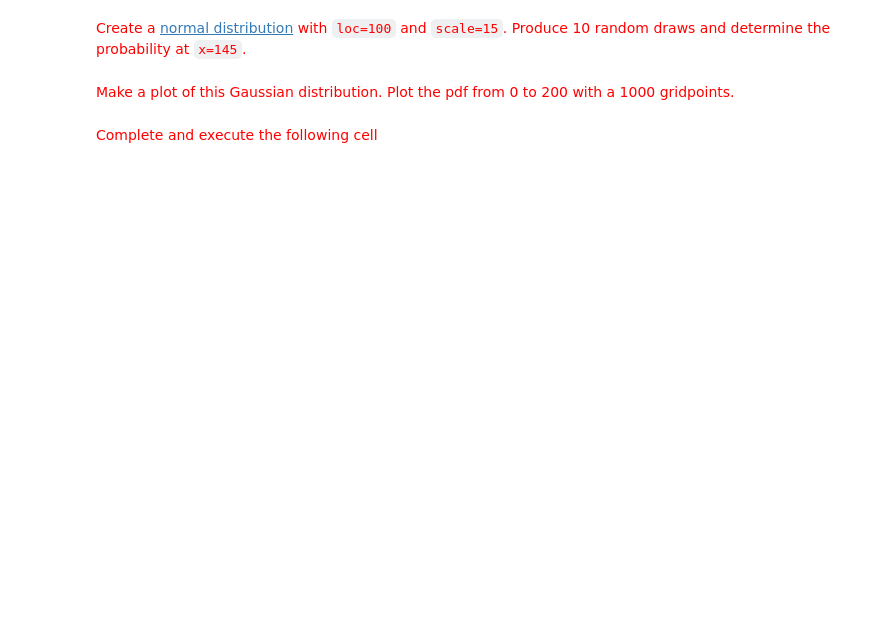
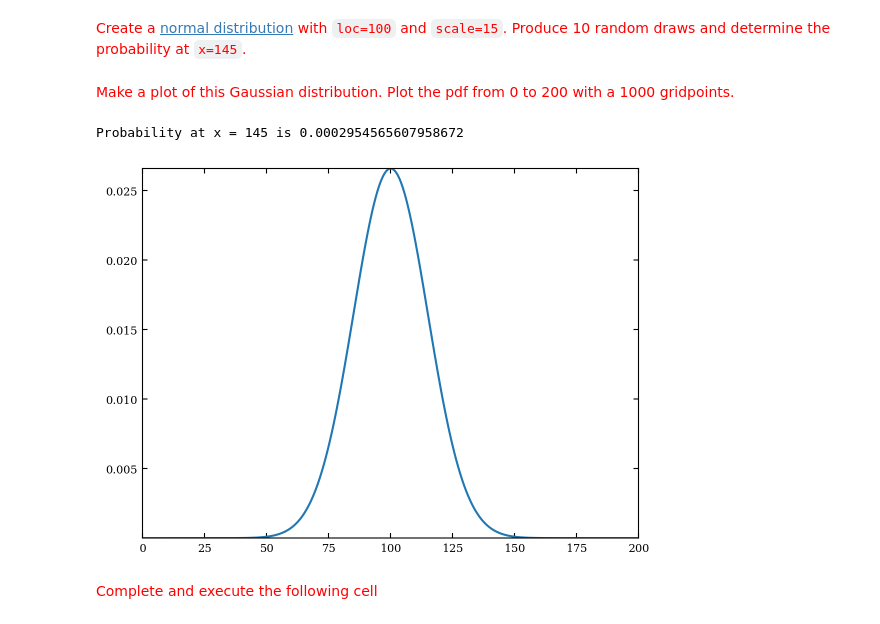
Before and after one commit to agupta-umiss/phys629-fall-2023, a Jupyter notebook: student_folders/subhayu/lecture_4.ipynb, the cells around one changed output. Drawn from its saved outputs; the diff is of its cells as text; code cells hidden in the pictures; blank space fills up the shorter version.

```diff
--- a/student_folders/subhayu/lecture_4.ipynb
+++ b/student_folders/subhayu/lecture_4.ipynb
@@ -344,6 +428,19 @@ print(p)
 <font color='red'>Create a [normal distribution](https://docs.scipy.org/doc/scipy/reference/generated/scipy.stats.norm.html?highlight=stats%20norm#scipy.stats.norm) with `loc=100` and `scale=15`. Produce 10 random draws and determine the probability at `x=145`.</font>
 # %% [markdown]
 <font color='red'>Make a plot of this Gaussian distribution. Plot the pdf from 0 to 200 with a 1000 gridpoints.</font>
+# %%
+distN = scipy.stats.norm(100,15)
+draw = distN.rvs(15)
+prob = distN.pdf(145)
+print('Probability at x = 145 is',prob)
+
+x = np.linspace(0,200,1000)
+plt.plot(x,distN.pdf(x))
+plt.xlim(0,200)
+plt.show()
+# %% [output]
+Probability at x = 145 is 0.0002954565607958672
+[figure, added]
 # %% [markdown]
 <font color='red'>Complete and execute the following cell</font>
 # %%
```
Also changed, not shown: parts of 12 cells of this notebook.
